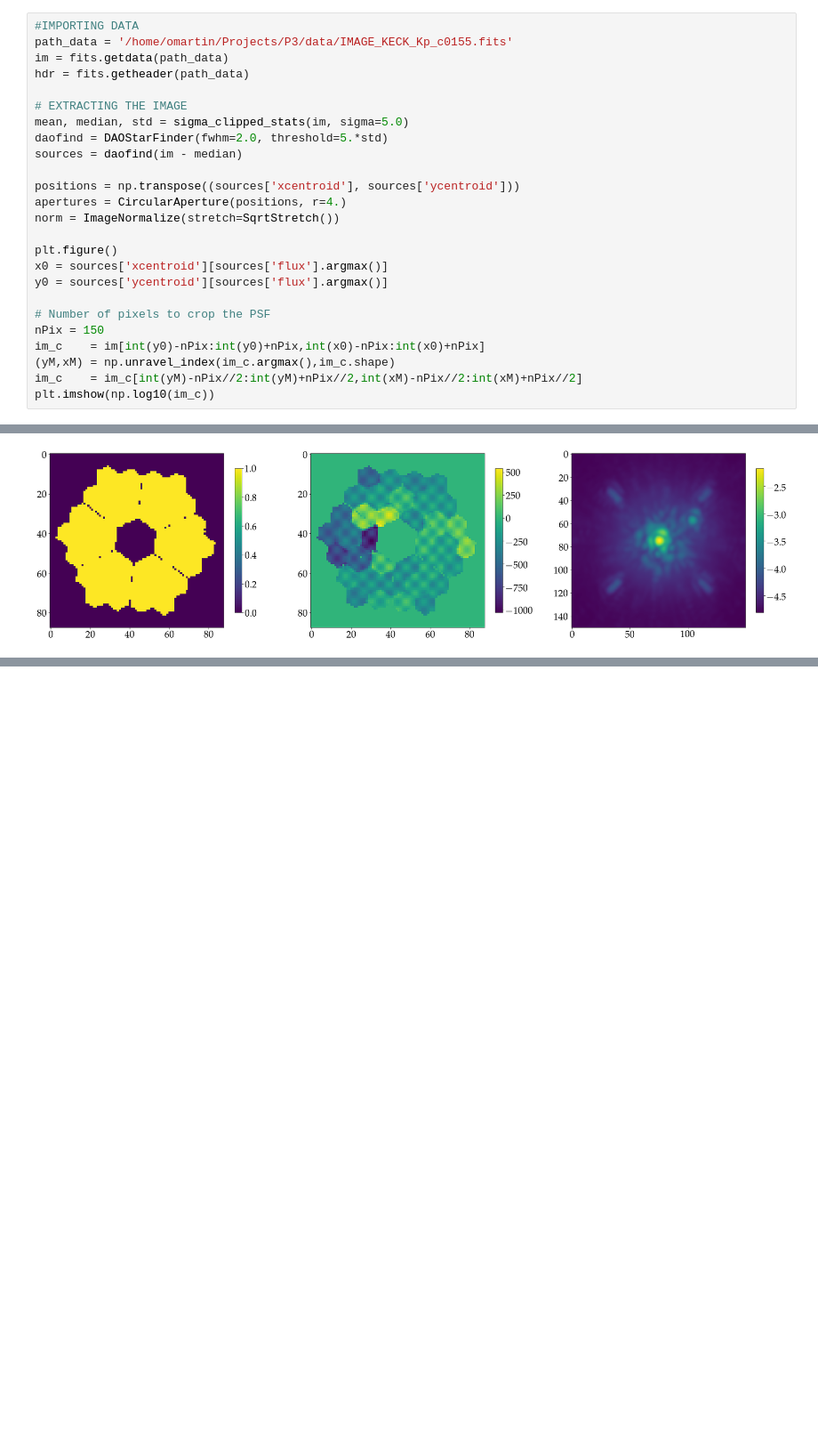
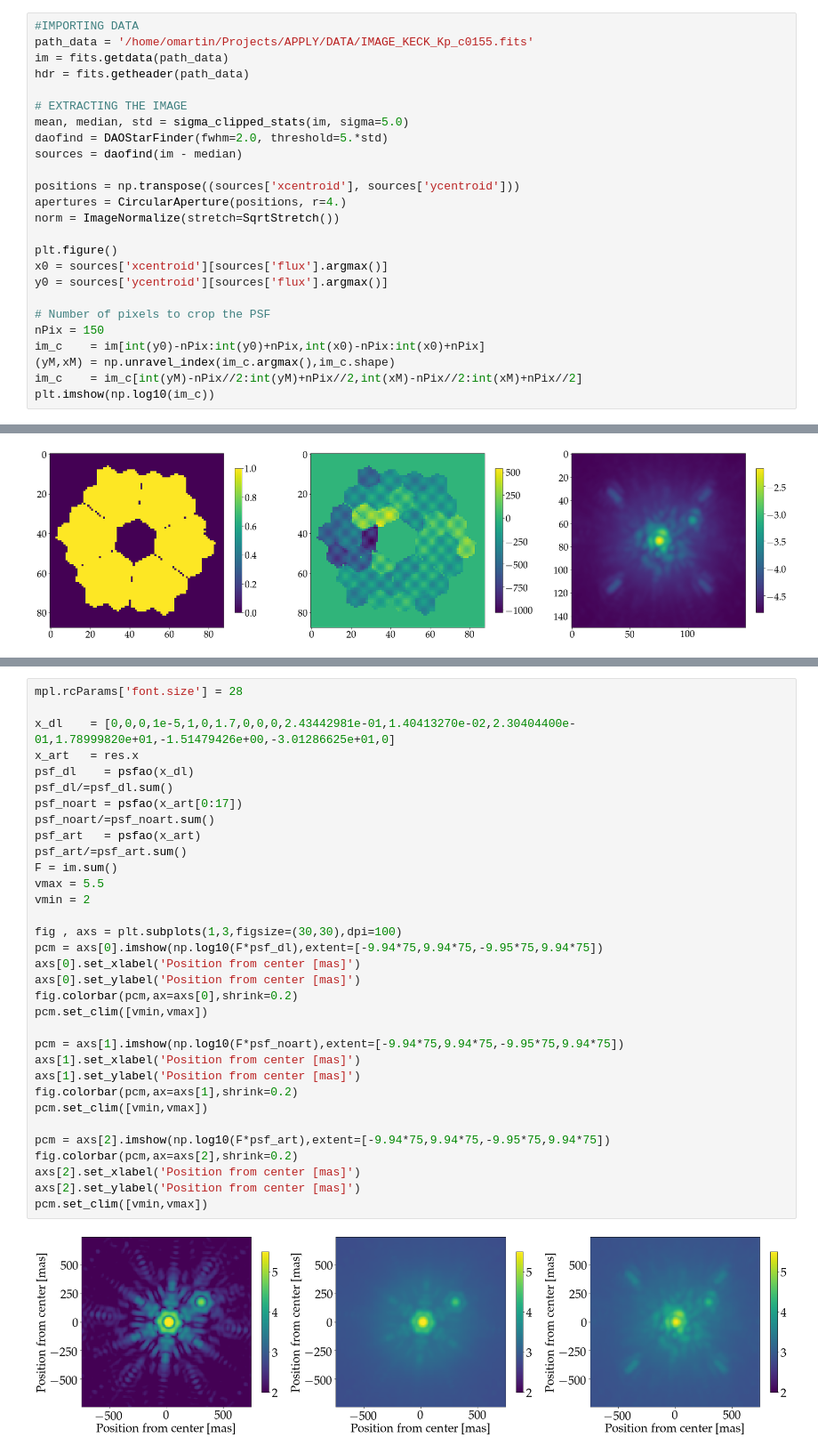
Before and after one commit to astro-tiptop/P3, a Jupyter notebook: examples/fit_Keck_Data.ipynb, the cells around one changed output, grey strips where cells are left out. Shown: that part at 89% size. Cells and saved outputs as stored; diff of their text form; blank space fills up the shorter version.

```diff
--- a/examples/fit_Keck_Data.ipynb
+++ b/examples/fit_Keck_Data.ipynb
@@ -81,7 +81,7 @@ def get_filter_profile(path_filter,filter):
     return (wavelength, transmission)
 # %%
 #IMPORTING DATA
-path_data = '/home/omartin/Projects/P3/data/IMAGE_KECK_Kp_c0155.fits'
+path_data = '/home/omartin/Projects/APPLY/DATA/IMAGE_KECK_Kp_c0155.fits'
 im = fits.getdata(path_data)
 hdr = fits.getheader(path_data)
 
@@ -332,0 +308,35 @@ array([ 2.20906491e+00,  7.98047284e-02,  2.05897992e+00,  1.49011654e-08,
+# %%
+mpl.rcParams['font.size'] = 28
+
+x_dl    = [0,0,0,1e-5,1,0,1.7,0,0,0,2.43442981e-01,1.40413270e-02,2.30404400e-01,1.78999820e+01,-1.51479426e+00,-3.01286625e+01,0]
+x_art   = res.x
+psf_dl    = psfao(x_dl)
+psf_dl/=psf_dl.sum()
+psf_noart = psfao(x_art[0:17])
+psf_noart/=psf_noart.sum()
+psf_art   = psfao(x_art)
+psf_art/=psf_art.sum()
+F = im.sum()
+vmax = 5.5
+vmin = 2
+
+fig , axs = plt.subplots(1,3,figsize=(30,30),dpi=100)
+pcm = axs[0].imshow(np.log10(F*psf_dl),extent=[-9.94*75,9.94*75,-9.95*75,9.94*75])
+axs[0].set_xlabel('Position from center [mas]')
+axs[0].set_ylabel('Position from center [mas]')
+fig.colorbar(pcm,ax=axs[0],shrink=0.2)
+pcm.set_clim([vmin,vmax])
+
+pcm = axs[1].imshow(np.log10(F*psf_noart),extent=[-9.94*75,9.94*75,-9.95*75,9.94*75])
+axs[1].set_xlabel('Position from center [mas]')
+axs[1].set_ylabel('Position from center [mas]')
+fig.colorbar(pcm,ax=axs[1],shrink=0.2)
+pcm.set_clim([vmin,vmax])
+
+pcm = axs[2].imshow(np.log10(F*psf_art),extent=[-9.94*75,9.94*75,-9.95*75,9.94*75])
+fig.colorbar(pcm,ax=axs[2],shrink=0.2)
+axs[2].set_xlabel('Position from center [mas]')
+axs[2].set_ylabel('Position from center [mas]')
+pcm.set_clim([vmin,vmax])
+# %% [output]
+[figure, added]
```
Also changed, not shown: parts of 6 cells of this notebook, 2 other files.
